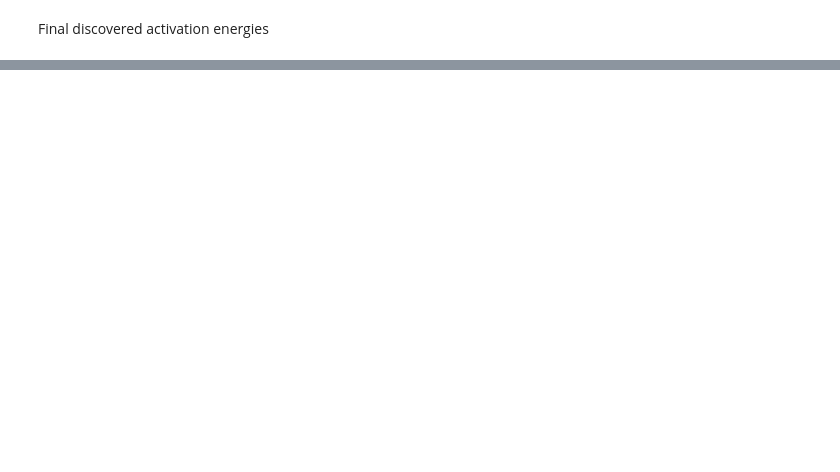
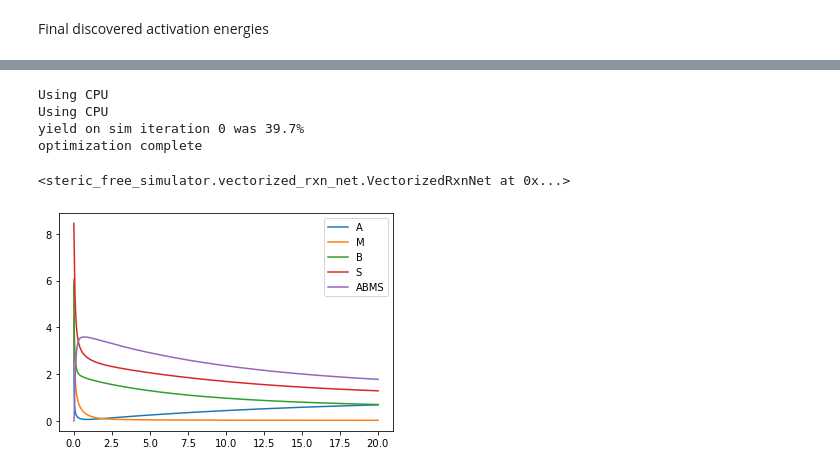
Before and after one commit to mjohn218/multi_assembly, a Jupyter notebook: steric_free_simulator/ap2_optimization.ipynb, the cells around one changed output, grey strips where cells are left out. Saved outputs shown, nothing was run; the diff lists cells and outputs as text; code cells hidden in the pictures; blank space fills up the shorter version.

```diff
--- a/steric_free_simulator/ap2_optimization.ipynb
+++ b/steric_free_simulator/ap2_optimization.ipynb
@@ -126,0 +186,21 @@ tensor([38.9622, 37.1127,  2.0700,  1.7838,  1.7107, 34.3581, 16.9147,  2.4250,
+# %%
+long_sim_rn = copy.deepcopy(final_rn)
+long_sim_rn.reset()
+long_optim = Optimizer(reaction_network=long_sim_rn,
+                  sim_runtime=20,
+                  optim_iterations=1,
+                  learning_rate=0,
+                  score_constant=100,
+                  device='cpu')
+long_optim.rn.update_reaction_net(long_sim_rn, scalar_modifier=100)
+long_optim.optimize()
+# %% [output]
+Using CPU
+Using CPU
+yield on sim iteration 0 was 39.7%
+optimization complete
+<steric_free_simulator.vectorized_rxn_net.VectorizedRxnNet at 0x...>
+# %%
+long_optim.plot_observable(iteration=0)
+# %% [output]
+[figure, added]
```
Also changed, not shown: parts of 15 cells of this notebook, 9 other files.
